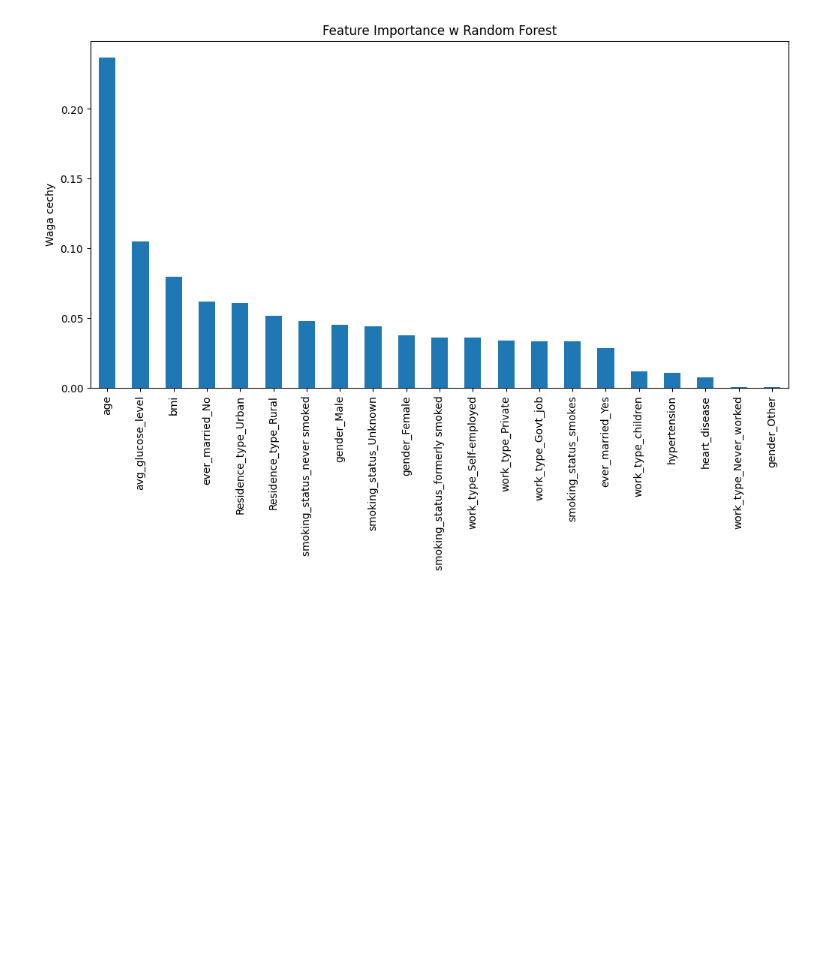
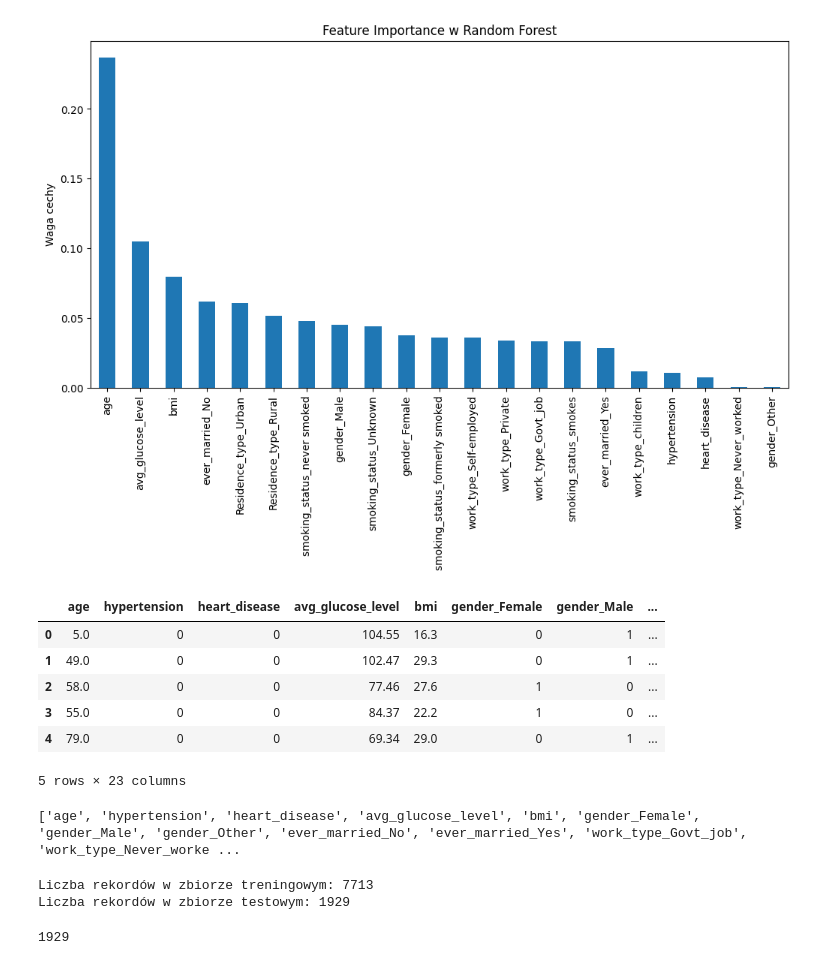
Before and after one commit to AnnaFurgalaWojas/Heart-disease-dataset, a Jupyter notebook: Analysis_Heart_disease-kopia.ipynb, the cells around one changed output. Drawn from its saved outputs; the diff is of its cells as text; code cells hidden in the pictures; blank space fills up the shorter version.

Commit message:
index reset for API

```diff
--- a/Analysis_Heart_disease-kopia.ipynb
+++ b/Analysis_Heart_disease-kopia.ipynb
@@ -625,3 +610,19 @@ df_test = pd.DataFrame([{
     "residence_type": "Urban",
     "smoking_status": "smokes"
 }])
+# %%
+test_df = pd.concat([
+    pd.DataFrame(X_test_tomek, columns=X_res.columns).reset_index(drop=True),
+    pd.Series(y_test_tomek, name="target").reset_index(drop=True),
+    pd.Series(y_pred_RF_tomek, name="predykcja").reset_index(drop=True)
+], axis=1)
+
+test_df.head()
+# %% [output]
+|  | age | hypertension | heart_disease | avg_glucose_level | bmi | gender_Female | gender_Male | ... |
+| 0 | 5.0 | 0 | 0 | 104.55 | 16.3 | 0 | 1 | ... |
+| 1 | 49.0 | 0 | 0 | 102.47 | 29.3 | 0 | 1 | ... |
+| 2 | 58.0 | 0 | 0 | 77.46 | 27.6 | 1 | 0 | ... |
+| 3 | 55.0 | 0 | 0 | 84.37 | 22.2 | 1 | 0 | ... |
+| 4 | 79.0 | 0 | 0 | 69.34 | 29.0 | 0 | 1 | ... |
+5 rows × 23 columns
@@ -627,0 +631,14 @@ df_test = pd.DataFrame([{
+# %%
+print(list(X_test_tomek.columns))
+# %% [output]
+['age', 'hypertension', 'heart_disease', 'avg_glucose_level', 'bmi', 'gender_Female', 'gender_Male', 'gender_Other', 'ever_married_No', 'ever_married_Yes', 'work_type_Govt_job', 'work_type_Never_worke ...
+# %%
+print("Liczba rekordów w zbiorze treningowym:", X_train_tomek.shape[0])
+print("Liczba rekordów w zbiorze testowym:", X_test_tomek.shape[0])
+# %% [output]
+Liczba rekordów w zbiorze treningowym: 7713
+Liczba rekordów w zbiorze testowym: 1929
+# %%
+print(len(y_pred_RF_tomek))
+# %% [output]
+1929
```
Also changed, not shown: parts of 3 cells of this notebook, 4 other files.
